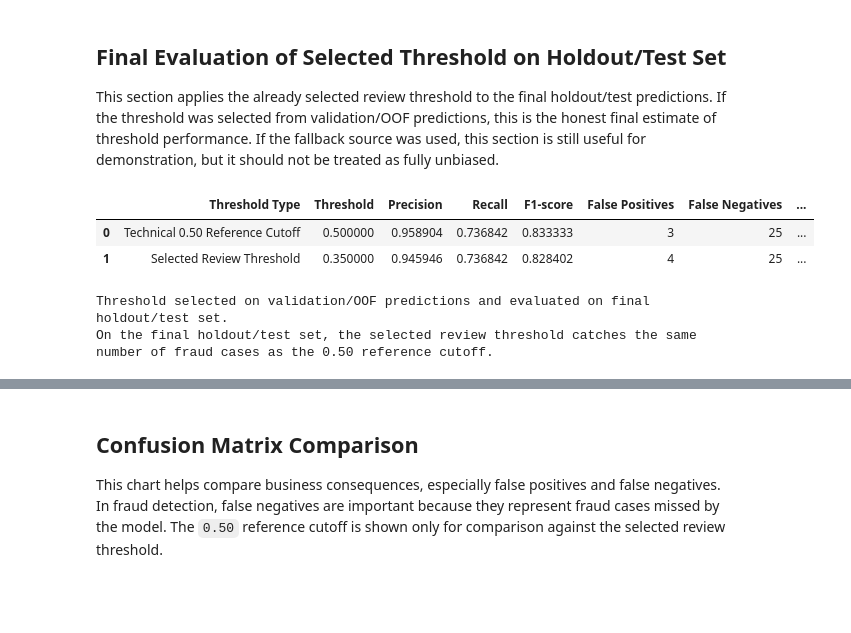
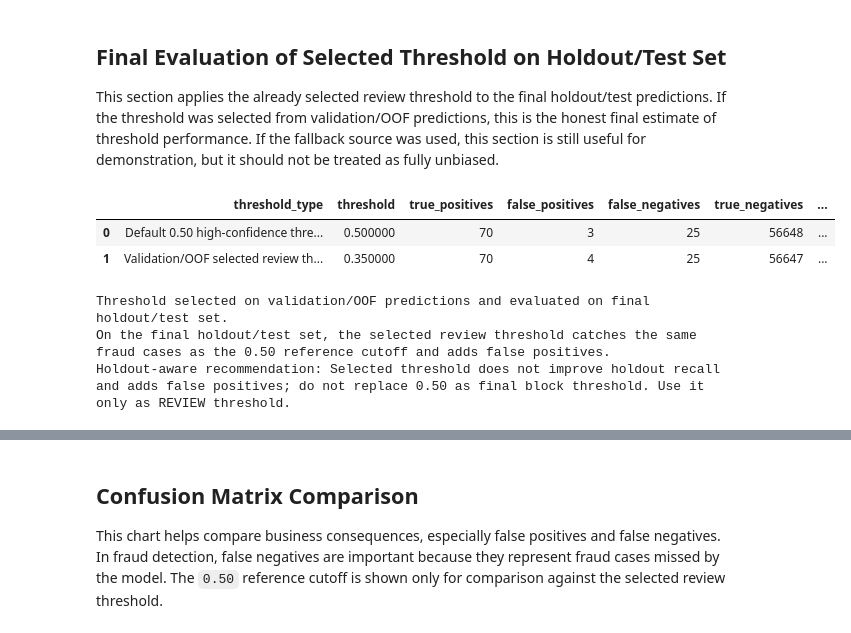
Before and after one commit to mmubashir95/Credit-Card-Fraud-Detection, a Jupyter notebook: notebooks/15_threshold_tuning.ipynb, the cells around one changed output, grey strips where cells are left out. Drawn from its saved outputs; the diff is of its cells as text; code cells hidden in the pictures; blank space fills up the shorter version.

Commit message:
Clarify holdout threshold recommendation

```diff
--- a/notebooks/15_threshold_tuning.ipynb
+++ b/notebooks/15_threshold_tuning.ipynb
@@ -570,64 +572,81 @@ final_reference_row = final_holdout_threshold_evaluation.loc[
     np.isclose(final_holdout_threshold_evaluation["threshold"], reference_threshold)
 ].iloc[0]
 final_selected_row = final_holdout_threshold_evaluation.loc[
     np.isclose(final_holdout_threshold_evaluation["threshold"], review_threshold)
 ].iloc[0]
 
+def summarize_holdout_threshold(row: pd.Series, threshold_type: str) -> dict:
+    return {
+        "threshold_type": threshold_type,
+        "threshold": float(row["threshold"]),
+        "true_positives": int(row["true_positives"]),
+        "false_positives": int(row["false_positives"]),
+        "false_negatives": int(row["false_negatives"]),
+        "true_negatives": int(row["true_negatives"]),
+        "precision": float(row["precision"]),
+        "recall": float(row["recall"]),
+        "f1_score": float(row["f1_score"]),
+        "frauds_caught": int(row["frauds_caught"]),
+    }
+
 final_holdout_comparison_table = pd.DataFrame(
     [
-        {
-            "Threshold Type": "Technical 0.50 Reference Cutoff",
-            "Threshold": float(final_reference_row["threshold"]),
-            "Precision": float(final_reference_row["precision"]),
-            "Recall": float(final_reference_row["recall"]),
-            "F1-score": float(final_reference_row["f1_score"]),
-            "False Positives": int(final_reference_row["false_positives"]),
-            "False Negatives": int(final_reference_row["false_negatives"]),
-            "Frauds Caught": int(final_reference_row["frauds_caught"]),
-        },
-        {
-            "Threshold Type": "Selected Review Threshold",
-            "Threshold": float(final_selected_row["threshold"]),
-            "Precision": float(final_selected_row["precision"]),
-            "Recall": float(final_selected_row["recall"]),
-            "F1-score": float(final_selected_row["f1_score"]),
-            "False Positives": int(final_selected_row["false_positives"]),
-            "False Negatives": int(final_selected_row["false_negatives"]),
-            "Frauds Caught": int(final_selected_row["frauds_caught"]),
-        },
+        summarize_holdout_threshold(final_reference_row, "Default 0.50 high-confidence threshold"),
+        summarize_holdout_threshold(final_selected_row, "Validation/OOF selected review threshold"),
     ]
 )
 
 final_extra_frauds_caught = int(final_selected_row["frauds_caught"] - final_reference_row["frauds_caught"])
 final_false_negatives_reduced = int(final_reference_row["false_negatives"] - final_selected_row["false_negatives"])
 final_false_positives_increased = int(final_selected_row["false_positives"] - final_reference_row["false_positives"])
 final_precision_difference = float(final_selected_row["precision"] - final_reference_row["precision"])
 final_recall_difference = float(final_selected_row["recall"] - final_reference_row["recall"])
 final_f1_difference = float(final_selected_row["f1_score"] - final_reference_row["f1_score"])
 
-selected_test_recall = float(final_selected_row["recall"])
-default_test_recall = float(final_reference_row["recall"])
-if selected_test_recall > default_test_recall:
-    final_recall_message = "On the final holdout/test set, the selected review threshold improves recall compared with the 0.50 reference cutoff."
-elif np.isclose(selected_test_recall, default_test_recall):
-    final_recall_message = "On the final holdout/test set, the selected review threshold catches the same number of fraud cases as the 0.50 reference cutoff."
+selected_tp = int(final_selected_row["true_positives"])
+selected_fp = int(final_selected_row["false_positives"])
+default_tp = int(final_reference_row["true_positives"])
+default_fp = int(final_reference_row["false_positives"])
+
+selected_threshold_replaced_default = False
+if selected_tp > default_tp:
+    holdout_threshold_recommendation = (
+        "Selected threshold catches more fraud on holdout; consider using it as REVIEW threshold after business validation."
+    )
+    final_recall_message = "On the final holdout/test set, the selected review threshold catches more fraud cases than the 0.50 reference cutoff."
+elif selected_tp == default_tp and selected_fp > default_fp:
+    holdout_threshold_recommendation = (
+        "Selected threshold does not improve holdout recall and adds false positives; do not replace 0.50 as final block threshold. Use it only as REVIEW threshold."
+    )
+    final_recall_message = "On the final holdout/test set, the selected review threshold catches the same fraud cases as the 0.50 reference cutoff and adds false positives."
+elif selected_tp == default_tp and selected_fp <= default_fp:
+    holdout_threshold_recommendation = (
+        "Selected threshold performs at least as well as 0.50 on holdout and may be acceptable."
+    )
+    selected_threshold_replaced_default = True
+    final_recall_message = "On the final holdout/test set, the selected review threshold performs at least as well as the 0.50 reference cutoff."
 else:
-    final_recall_message = "On the final holdout/test set, the selected review threshold has lower recall than the 0.50 reference cutoff, so this threshold should be reviewed before production use."
+    holdout_threshold_recommendation = (
+        "Selected threshold reduces fraud detection on holdout; keep 0.50 or revisit threshold tuning."
+    )
+    final_recall_message = "On the final holdout/test set, the selected review threshold catches fewer fraud cases than the 0.50 reference cutoff."
 
 final_workflow_message = (
     "Threshold selected on validation/OOF predictions and evaluated on final holdout/test set."
     if threshold_source == "validation_or_oof"
     else "Threshold selected on holdout/test predictions for demonstration only. For production, tune on validation/OOF predictions."
 )
 
 display(final_holdout_comparison_table)
 print(final_workflow_message)
 print(final_recall_message)
+print(f"Holdout-aware recommendation: {holdout_threshold_recommendation}")
 # %% [output]
-|  | Threshold Type | Threshold | Precision | Recall | F1-score | False Positives | False Negatives | ... |
-| 0 | Technical 0.50 Reference Cutoff | 0.500000 | 0.958904 | 0.736842 | 0.833333 | 3 | 25 | ... |
-| 1 | Selected Review Threshold | 0.350000 | 0.945946 | 0.736842 | 0.828402 | 4 | 25 | ... |
+|  | threshold_type | threshold | true_positives | false_positives | false_negatives | true_negatives | ... |
+| 0 | Default 0.50 high-confidence thre... | 0.500000 | 70 | 3 | 25 | 56648 | ... |
+| 1 | Validation/OOF selected review th... | 0.350000 | 70 | 4 | 25 | 56647 | ... |
 Threshold selected on validation/OOF predictions and evaluated on final holdout/test set.
-On the final holdout/test set, the selected review threshold catches the same number of fraud cases as the 0.50 reference cutoff.
+On the final holdout/test set, the selected review threshold catches the same fraud cases as the 0.50 reference cutoff and adds false positives.
+Holdout-aware recommendation: Selected threshold does not improve holdout recall and adds false positives; do not replace 0.50 as final block threshold. Use it only as REVIEW threshold.
 # %%
 display(Markdown(f"""
```
Also changed, not shown: parts of 16 cells of this notebook, 1 other file.
